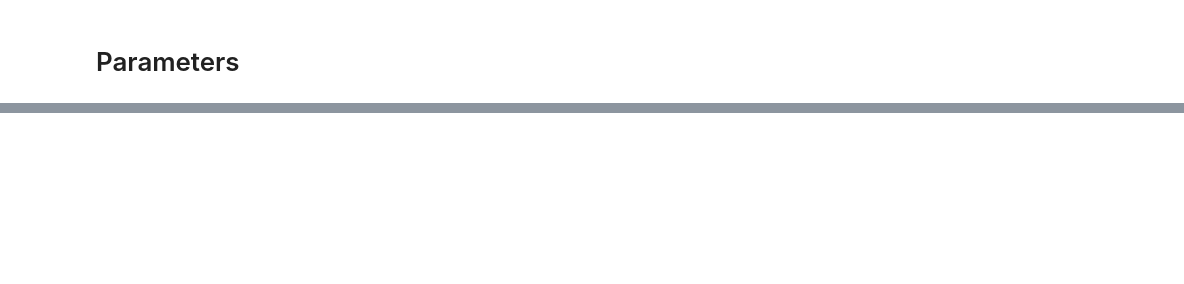
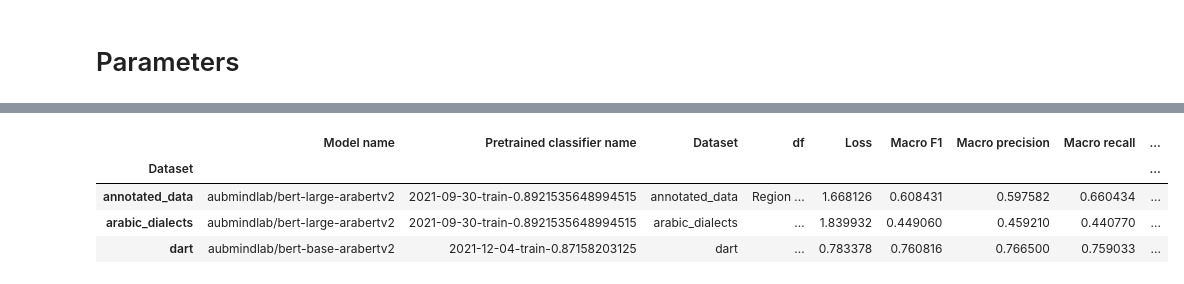
Before and after one commit to d7miiZ/Dialect-Graduation-Project, a Jupyter notebook: code/test_model.ipynb, the cells around one changed output, grey strips where cells are left out. Cells and saved outputs as stored; diff of their text form; code cells hidden in the pictures; blank space fills up the shorter version.

```diff
--- a/code/test_model.ipynb
+++ b/code/test_model.ipynb
@@ -171,0 +159,8 @@ The default value for the training argument `--report_to` will change in v5 (fro
+# %%
+df_results.groupby("Dataset").apply(lambda df: df.sort_values("Macro F1").iloc[-1])
+# %% [output]
+|  | Model name | Pretrained classifier name | Dataset | df | Loss | Macro F1 | Macro precision | Macro recall | ... |
+| Dataset |  |  |  |  |  |  |  |  | ... |
+| annotated_data | aubmindlab/bert-large-arabertv2 | 2021-09-30-train-0.8921535648994515 | annotated_data | Region ... | 1.668126 | 0.608431 | 0.597582 | 0.660434 | ... |
+| arabic_dialects | aubmindlab/bert-large-arabertv2 | 2021-09-30-train-0.8921535648994515 | arabic_dialects | ... | 1.839932 | 0.449060 | 0.459210 | 0.440770 | ... |
+| dart | aubmindlab/bert-base-arabertv2 | 2021-12-04-train-0.87158203125 | dart | ... | 0.783378 | 0.760816 | 0.766500 | 0.759033 | ... |
```
Also changed, not shown: parts of 15 cells of this notebook, 2 other files.
